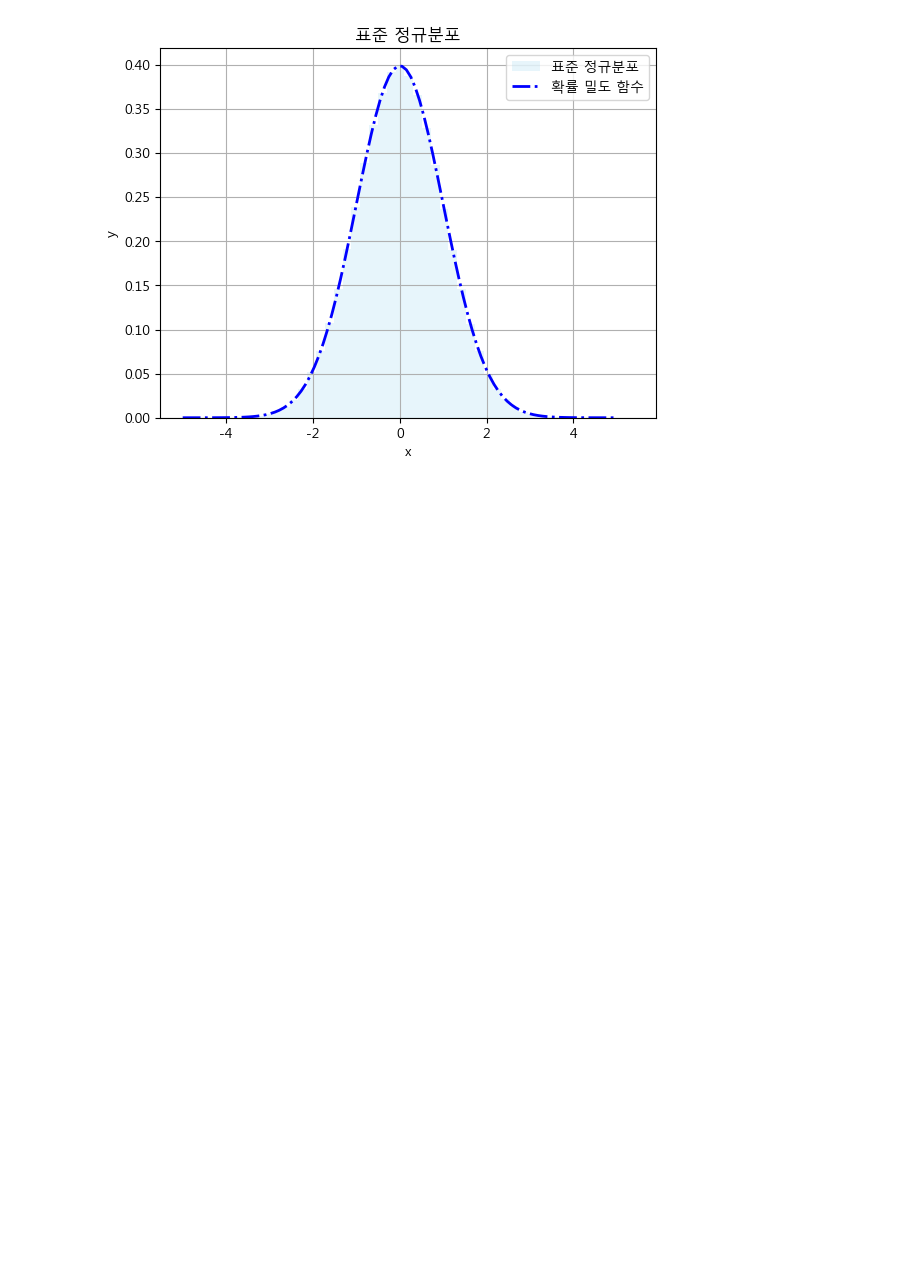
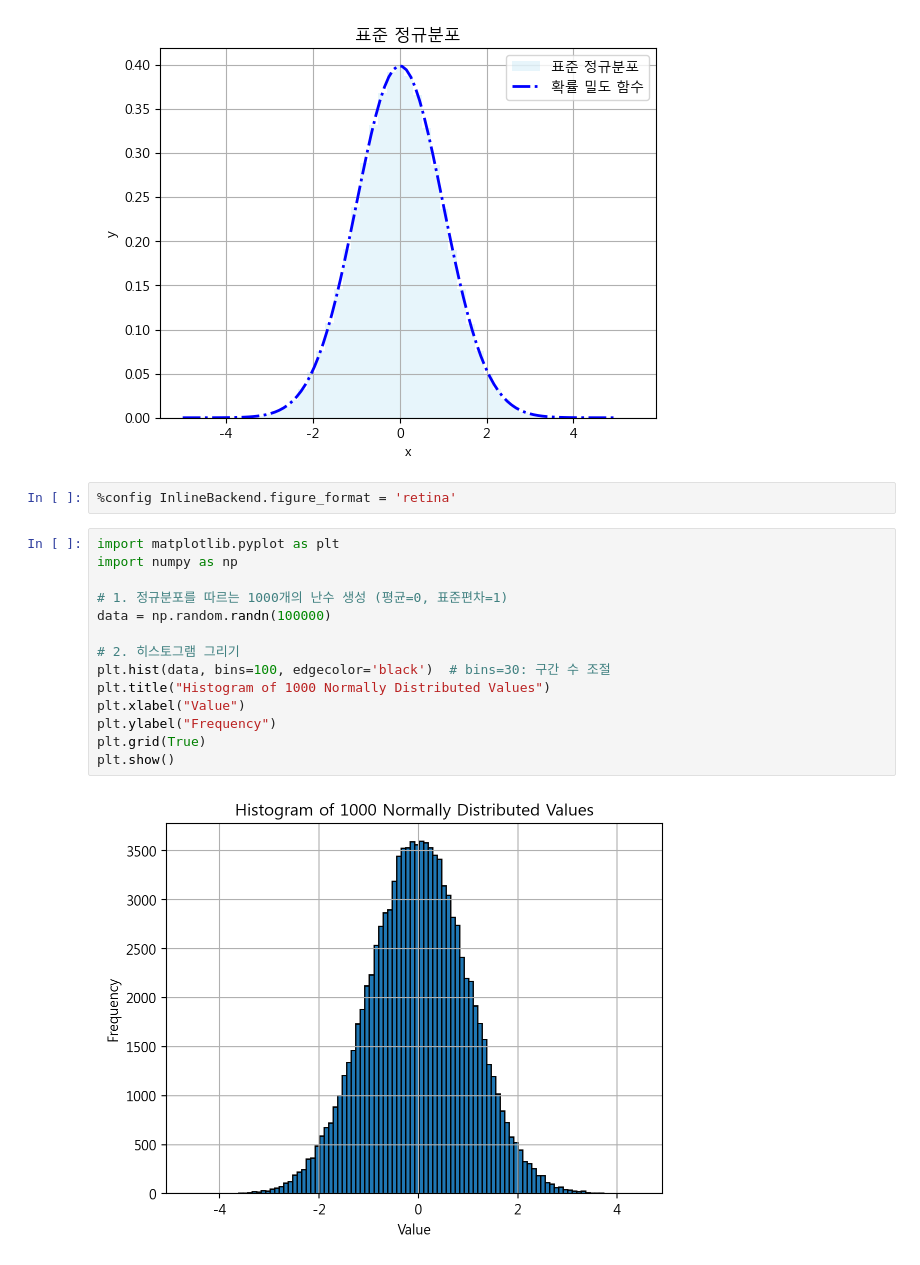
Before and after one commit to Choi-Juno/Univ-Study, a Jupyter notebook: Python/Week13/week13.ipynb, the cells around one changed output. Saved outputs shown, nothing was run; the diff lists cells and outputs as text; blank space fills up the shorter version.

```diff
--- a/Python/Week13/week13.ipynb
+++ b/Python/Week13/week13.ipynb
@@ -28,3 +28,21 @@ plt.grid(True)
 plt.show()
 # %% [output]
 [figure]
+# %%
+%config InlineBackend.figure_format = 'retina'
+# %%
+import matplotlib.pyplot as plt
+import numpy as np
+
+# 1. 정규분포를 따르는 1000개의 난수 생성 (평균=0, 표준편차=1)
+data = np.random.randn(100000)
+
+# 2. 히스토그램 그리기
+plt.hist(data, bins=100, edgecolor='black')  # bins=30: 구간 수 조절
+plt.title("Histogram of 1000 Normally Distributed Values")
+plt.xlabel("Value")
+plt.ylabel("Frequency")
+plt.grid(True)
+plt.show()
+# %% [output]
+[figure, added]
```
Also changed, not shown: 10 other files.
